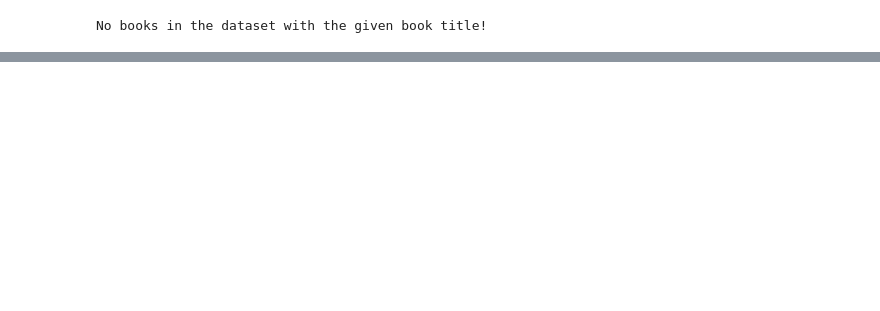
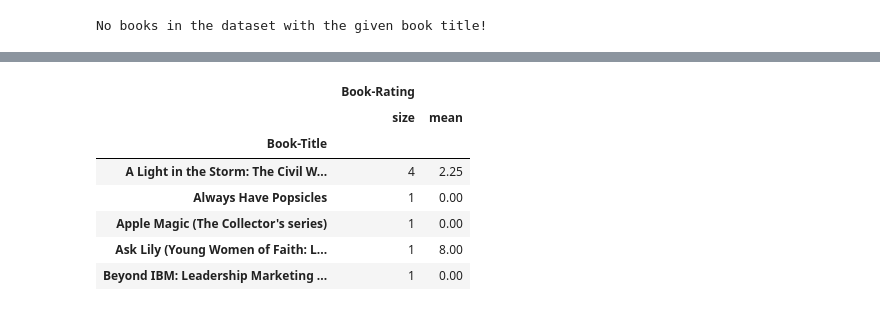
Before and after one commit to Ranim1996/AI-BookRecommendationSystem, a Jupyter notebook: Book Recommendation System/BookRecommendationSystem.ipynb, the cells around one changed output, grey strips where cells are left out. Cells and saved outputs as stored; diff of their text form; code cells hidden in the pictures; blank space fills up the shorter version.

```diff
--- a/Book Recommendation System/BookRecommendationSystem.ipynb
+++ b/Book Recommendation System/BookRecommendationSystem.ipynb
@@ -591,0 +640,13 @@ No books in the dataset with the given book title!
+# %%
+bookStats = df_rating_to_books.groupby('Book-Title').agg({'Book-Rating': [np.size, np.mean]})
+bookStats.head()
+# construct a new DataFrame that counts up how many ratings exist for each book, and also the average rating
+# %% [output]
+|  | Book-Rating |  |
+|  | size | mean |
+| Book-Title |  |  |
+| A Light in the Storm: The Civil W... | 4 | 2.25 |
+| Always Have Popsicles | 1 | 0.00 |
+| Apple Magic (The Collector's series) | 1 | 0.00 |
+| Ask Lily (Young Women of Faith: L... | 1 | 8.00 |
+| Beyond IBM: Leadership Marketing ... | 1 | 0.00 |
```
Also changed, not shown: parts of 14 cells of this notebook.
